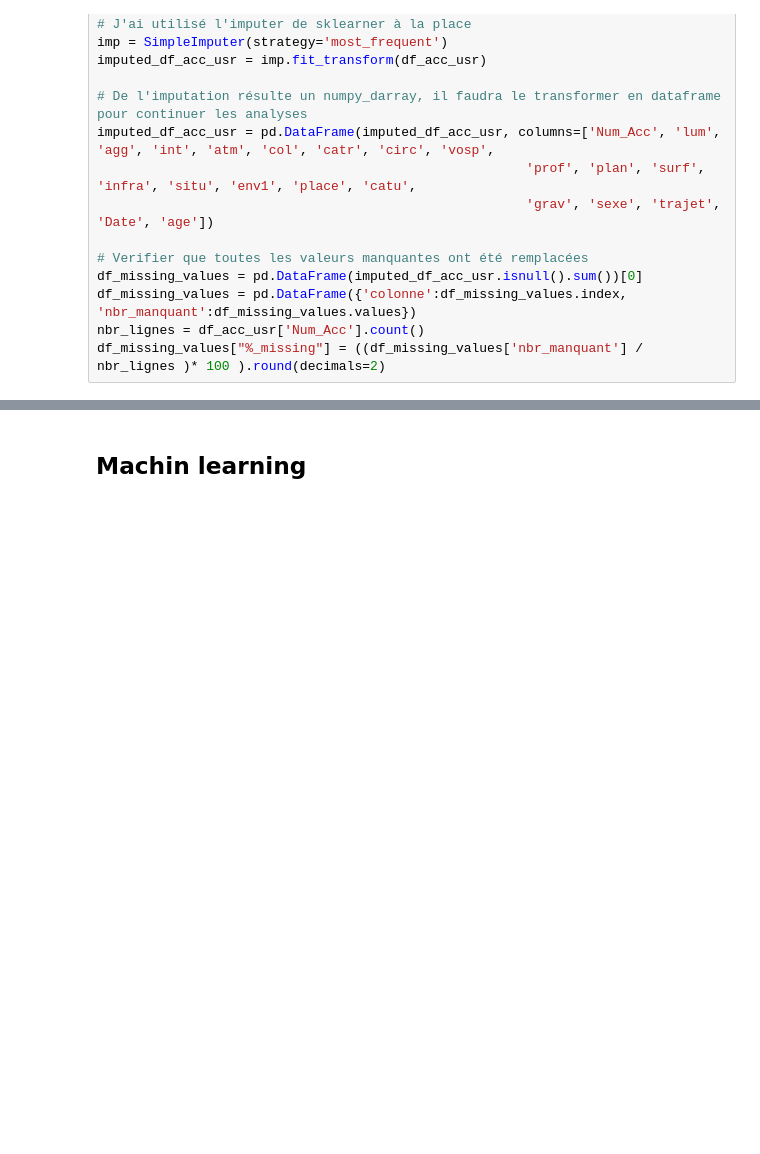
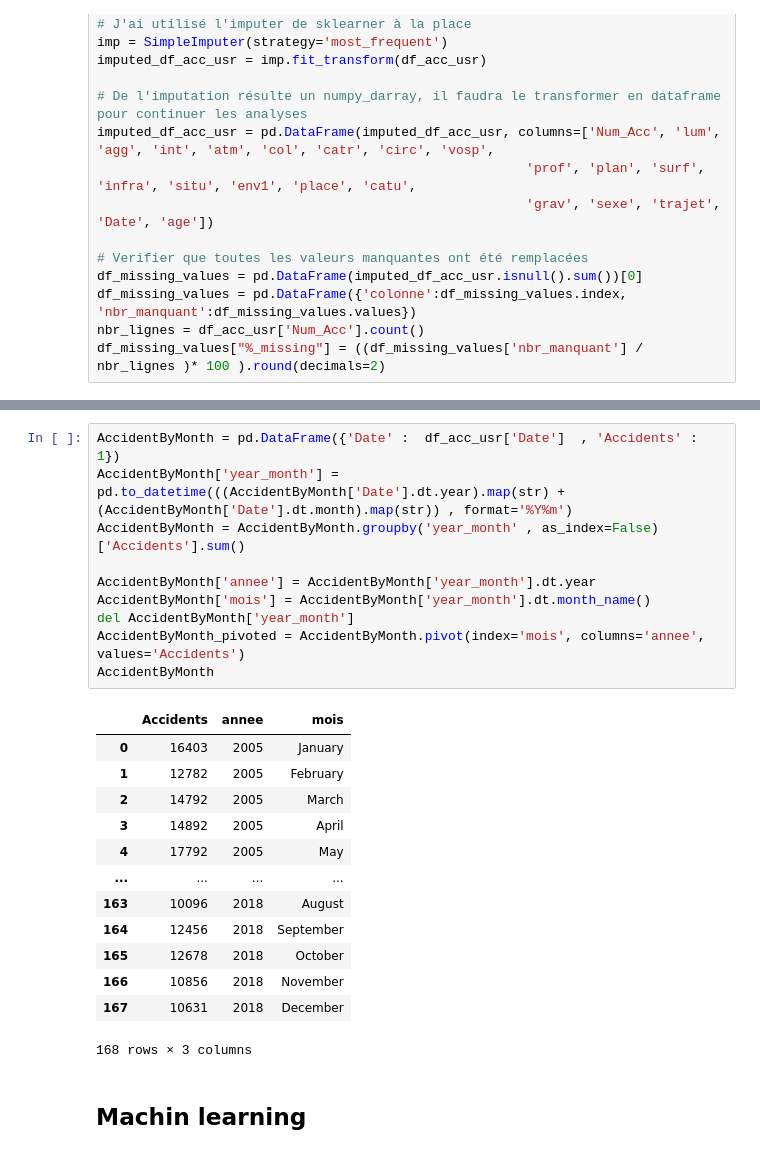
Before and after one commit to LAsmaa/Jupyter_Acidentalit-, a Jupyter notebook: Analyse_Accidentalité.ipynb, the cells around one changed output, grey strips where cells are left out. Saved outputs shown, nothing was run; the diff lists cells and outputs as text; blank space fills up the shorter version.

```diff
--- a/Analyse_Accidentalité.ipynb
+++ b/Analyse_Accidentalité.ipynb
@@ -218,3 +228,27 @@ imputed_df_acc_usr
+# %%
+AccidentByMonth = pd.DataFrame({'Date' :  df_acc_usr['Date']  , 'Accidents' : 1})
+AccidentByMonth['year_month'] = pd.to_datetime(((AccidentByMonth['Date'].dt.year).map(str) + (AccidentByMonth['Date'].dt.month).map(str)) , format='%Y%m')
+AccidentByMonth = AccidentByMonth.groupby('year_month' , as_index=False)['Accidents'].sum()
+
+AccidentByMonth['annee'] = AccidentByMonth['year_month'].dt.year
+AccidentByMonth['mois'] = AccidentByMonth['year_month'].dt.month_name()
+del AccidentByMonth['year_month']
+AccidentByMonth_pivoted = AccidentByMonth.pivot(index='mois', columns='annee', values='Accidents')
+AccidentByMonth
+# %% [output]
+|  | Accidents | annee | mois |
+| 0 | 16403 | 2005 | January |
+| 1 | 12782 | 2005 | February |
+| 2 | 14792 | 2005 | March |
+| 3 | 14892 | 2005 | April |
+| 4 | 17792 | 2005 | May |
+| ... | ... | ... | ... |
+| 163 | 10096 | 2018 | August |
+| 164 | 12456 | 2018 | September |
+| 165 | 12678 | 2018 | October |
+| 166 | 10856 | 2018 | November |
+| 167 | 10631 | 2018 | December |
+168 rows × 3 columns
 # %% [markdown]
 ## Machin learning
 # %% [markdown]
```
Also changed, not shown: parts of 17 cells of this notebook, 2 other files.
